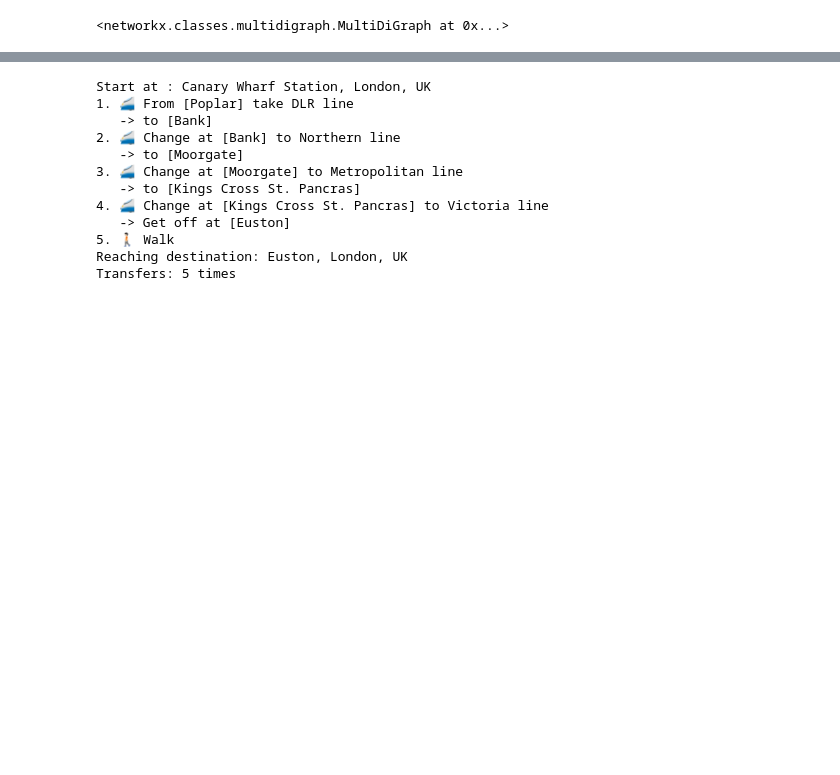
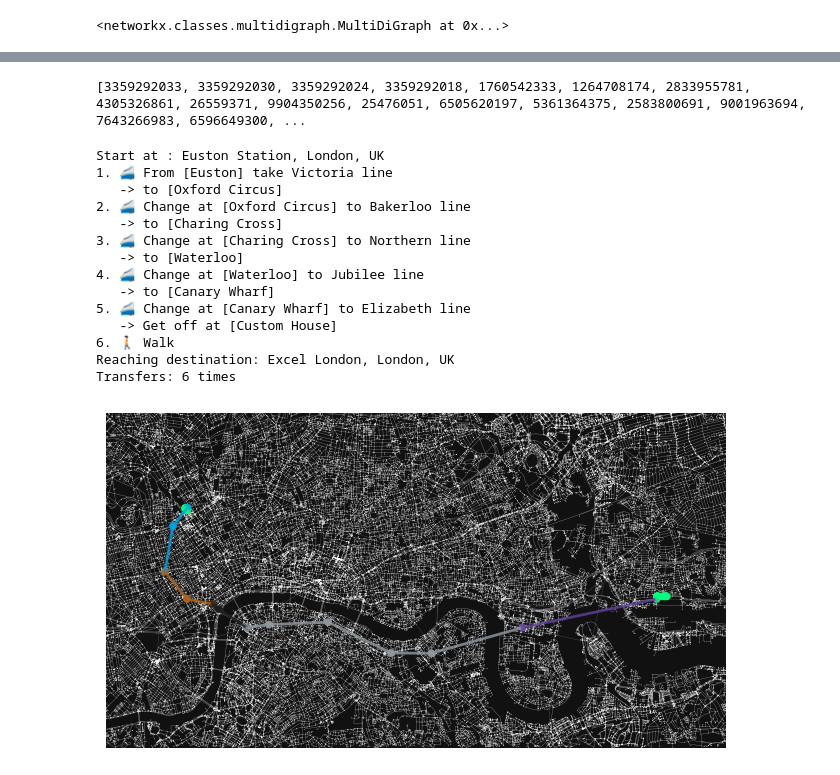
Before and after one commit to wrayx/walking_priority, a Jupyter notebook: london_map.ipynb, the cells around one changed output, grey strips where cells are left out. Drawn from its saved outputs; the diff is of its cells as text; code cells hidden in the pictures; blank space fills up the shorter version.

Commit message:
add multiple routes suggestion

```diff
--- a/london_map.ipynb
+++ b/london_map.ipynb
@@ -20,3 +61,5 @@ TRANSPORT_SPEED =  (np.mean(tube_speeds) - 5) / 3.6 # km/h to m/s
 # %%
-# G = ox.graph_from_bbox(51.56, 51.48, -0.01, -0.16, network_type="walk")
+# G = ox.graph_from_bbox(51.54, 51.48, -0.01, -0.16, network_type="walk")
+north, south, east, west = get_bbox_bound_from_coord(origin_lat, origin_lon, dest_lat, dest_lon)
+G = ox.graph_from_bbox(north, south, east, west, network_type="walk")
 # ox.save_graphml(G, MAP_PATH)
@@ -70,12 +121,12 @@ for tube_route in data['features']:
     orig_node, dist1 = ox.nearest_nodes(G, orig_lon, orig_lat, return_dist=True)
     end_node, dist2 = ox.nearest_nodes(G, end_lon, end_lat, return_dist=True)
 
-    stations_osmid.add(orig_node)
-    stations_osmid.add(end_node)
-
     # ignore stations and routes that are not within 50m of the graph
     if dist1 > 50 or dist2 > 50:
         continue
+
+    stations_osmid.add(orig_node)
+    stations_osmid.add(end_node)
 
     line_color = tube_route['properties']['stroke']
     feature_str = tube_route['properties']['name'].split(' - ')
@@ -87,20 +138,16 @@ for tube_route in data['features']:
     G.nodes[orig_node]['station_name'] = start_station_name
 
     try:
-        G.nodes[orig_node]['lines_color'].add(line_color)
         G.nodes[orig_node]['lines_name'].add(line_name)
     except (KeyError, AttributeError) as e:
-        G.nodes[orig_node]['lines_color'] = {line_color}
         G.nodes[orig_node]['lines_name'] = {line_name}
 
     # add line info to end station
     G.nodes[end_node]['station_name'] = end_station_name
 
     try:
-        G.nodes[end_node]['lines_color'].add(line_color)
         G.nodes[end_node]['lines_name'].add(line_name)
     except (KeyError, AttributeError) as e:
-        G.nodes[end_node]['lines_color'] = {line_color}
         G.nodes[end_node]['lines_name'] = {line_name}
 
     # print(f"{G.nodes[orig_node]['station_name']}: {G.nodes[orig_node]['lines_name']}")
@@ -174,3 +179,22 @@ print(route)
+# %%
+route = nx.shortest_path(G, origin, dest, weight="time")
+print(route)
+# %% [output]
+[3359292033, 3359292030, 3359292024, 3359292018, 1760542333, 1264708174, 2833955781, 4305326861, 26559371, 9904350256, 25476051, 6505620197, 5361364375, 2583800691, 9001963694, 7643266983, 6596649300, ...
+# %%
+def get_bbox_bound(node_list):
+    north, south, east, west = -100, 100, -100, 100
+    for node in node_list:
+        if G.nodes[node]['y'] > north:
+            north = G.nodes[node]['y']
+        if G.nodes[node]['y'] < south:
+            south = G.nodes[node]['y']
+        if G.nodes[node]['x'] > east:
+            east = G.nodes[node]['x']
+        if G.nodes[node]['x'] < west:
+            west = G.nodes[node]['x']
+    diff = 0.02
+    return north+diff, south-diff, east+diff, west-diff
 # %%
 # plot route with diff colours for diff transport modes
 recommended_routes = []
@@ -187,53 +211,53 @@ for i in range(len(route)-1):
     start_node, end_node = route[i], route[i+1]
     recommended_routes.append([start_node, end_node])
     if 'lines_name' in G.nodes[start_node] and 'lines_name' in G.nodes[end_node]:
         tube_line = set.intersection(G.nodes[start_node]['lines_name'], G.nodes[end_node]['lines_name']).pop()
-        recommended_routes_color.append(set.intersection(G.nodes[start_node]['lines_color'], G.nodes[end_node]['lines_color']).pop())
+        recommended_routes_color.append(tube_color_dict[tube_line])
         if last_travel_mode != 'walk' and last_travel_mode != tube_line:
             print(f"   -> to [{last_station}]")
         last_station = G.nodes[end_node]['station_name']
         travel_mode = tube_line
     else:
         travel_mode = 'walk'
         recommended_routes_color.append('springgreen')
 
     if last_travel_mode != travel_mode:
         transfer += 1
         if last_travel_mode == 'walk':
             print(f"{transfer}. 🚄 From [{G.nodes[start_node]['station_name']}] take {tube_line} line")
         elif travel_mode == 'walk':
             if last_station != '':
                 print(f'   -> Get off at [{last_station}]')
             print(f'{transfer}. 🚶🏻 Walk')
         else:
             print(f"{transfer}. 🚄 Change at [{G.nodes[start_node]['station_name']}] to {tube_line} line")
 
     last_travel_mode = travel_mode
 
 print(f"Reaching destination: {dest_address}")
 print(f"Transfers: {transfer} times")
-# fig, ax = ox.plot_graph_routes(G, recommended_routes, route_linewidths=2, route_colors=recommended_routes_color, route_alpha=.8, \
-#                             node_color='w', node_size=.2, orig_dest_size=30, edge_linewidth=0.3, edge_color="dimgrey", edge_alpha=.7, \
-#                             bbox=(51.54, 51.49, -0.016, -0.14), dpi=300, ax=ax)
 
-# fig.savefig("output/route_c.png", dpi=300, bbox_inches='tight')
+north, south, east, west = get_bbox_bound(route)
 
-# plot whole route
-# fig, ax = ox.plot_graph_route(G, route, route_linewidth=3, route_color="springgreen", route_alpha=1, node_size=.2, orig_dest_size=50, \
-#                               edge_linewidth=0.3, edge_color="dimgrey", edge_alpha=.7, \
-#                               dpi=300, ax=ax)
-# fig.savefig("output/map_pad_bush.png", dpi=300, bbox_inches='tight')
+fig, ax = ox.plot_graph_routes(G, recommended_routes, route_linewidths=2, route_colors=recommended_routes_color, route_alpha=.8, \
+                            node_color='w', node_size=.2, orig_dest_size=30, edge_linewidth=0.3, edge_color="dimgrey", edge_alpha=.7, \
+                            bbox=(north, south, east, west), dpi=300) #,
+
+fig.savefig(f"output/route_{address_compact}.png", dpi=300, bbox_inches='tight')
 # %% [output]
-Start at : Canary Wharf Station, London, UK
-1. 🚄 From [Poplar] take DLR line
-   -> to [Bank]
-2. 🚄 Change at [Bank] to Northern line
-   -> to [Moorgate]
-3. 🚄 Change at [Moorgate] to Metropolitan line
-   -> to [Kings Cross St. Pancras]
-4. 🚄 Change at [Kings Cross St. Pancras] to Victoria line
-   -> Get off at [Euston]
-5. 🚶🏻 Walk
-Reaching destination: Euston, London, UK
-Transfers: 5 times
+Start at : Euston Station, London, UK
+1. 🚄 From [Euston] take Victoria line
+   -> to [Oxford Circus]
+2. 🚄 Change at [Oxford Circus] to Bakerloo line
+   -> to [Charing Cross]
+3. 🚄 Change at [Charing Cross] to Northern line
+   -> to [Waterloo]
+4. 🚄 Change at [Waterloo] to Jubilee line
+   -> to [Canary Wharf]
+5. 🚄 Change at [Canary Wharf] to Elizabeth line
+   -> Get off at [Custom House]
+6. 🚶🏻 Walk
+Reaching destination: Excel London, London, UK
+Transfers: 6 times
+[figure, added]
 # %%
```
Also changed, not shown: parts of 9 cells of this notebook, 17 other files.
